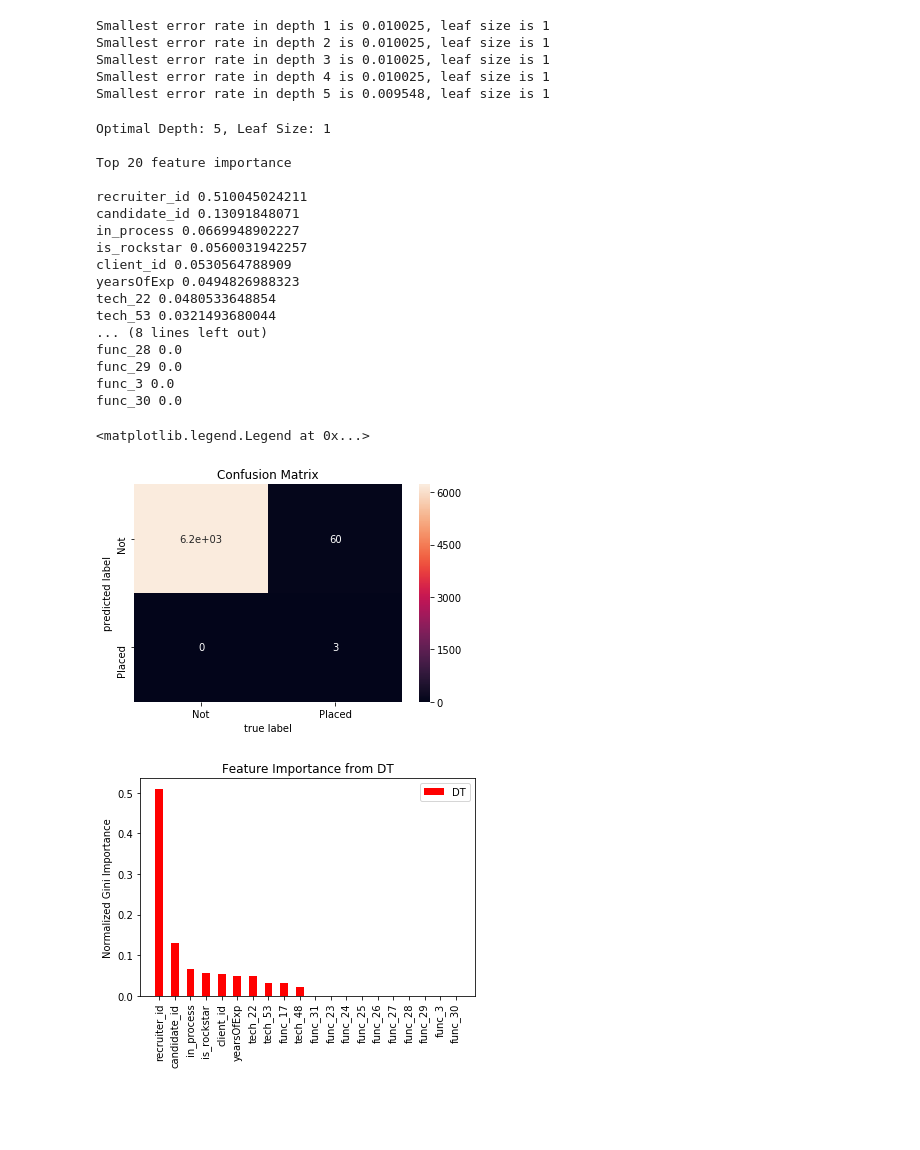
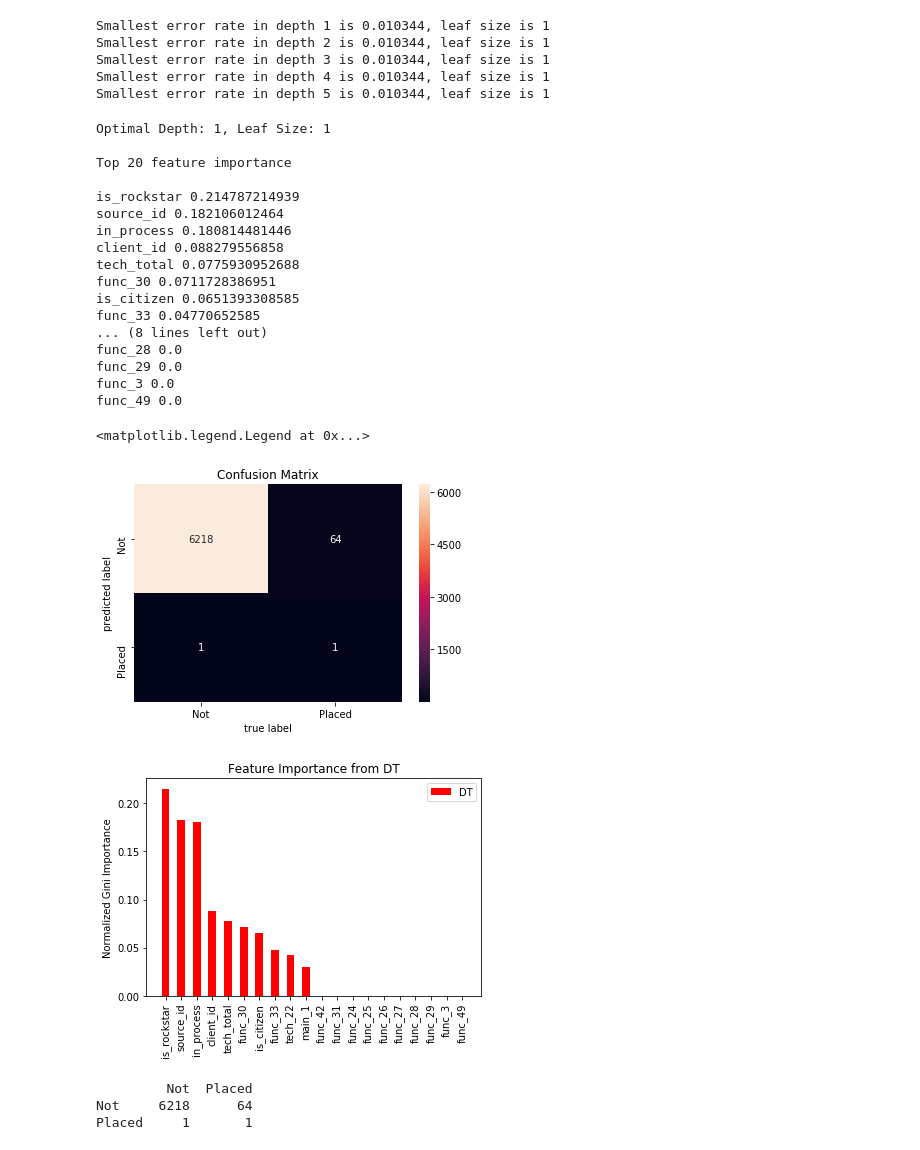
Before and after one commit to jls731/infrep17project, a Jupyter notebook: DecisionTreeModel.ipynb, the cells around one changed output. Cells and saved outputs as stored; diff of their text form; code cells hidden in the pictures; blank space fills up the shorter version.

```diff
--- a/DecisionTreeModel.ipynb
+++ b/DecisionTreeModel.ipynb
@@ -11,13 +13,11 @@ import seaborn as sns
 train = pd.read_csv('data/cleaned_mostRecStat_train.csv',header=0,encoding='iso-8859-1')
 train_y = train['is_placed']
 train = train.drop("is_placed",1)
-train = train.drop("status_id",1)
 
 
 test = pd.read_csv('data/cleaned_mostRecStat_test.csv',header=0,encoding='iso-8859-1')
 test_y = test['is_placed']
 test = test.drop("is_placed",1)
-test = test.drop("status_id",1)
 
 print ("Features are : ", train.columns)
 train = train.fillna(0.0)
@@ -98,11 +97,11 @@ for d in depths:
         dep = d
         leaf_size = leaves[np.argmin(res2[d])]
 # %% [output]
-Smallest error rate in depth 1 is 0.010025, leaf size is 1
-Smallest error rate in depth 2 is 0.010025, leaf size is 1
-Smallest error rate in depth 3 is 0.010025, leaf size is 1
-Smallest error rate in depth 4 is 0.010025, leaf size is 1
-Smallest error rate in depth 5 is 0.009548, leaf size is 1
+Smallest error rate in depth 1 is 0.010344, leaf size is 1
+Smallest error rate in depth 2 is 0.010344, leaf size is 1
+Smallest error rate in depth 3 is 0.010344, leaf size is 1
+Smallest error rate in depth 4 is 0.010344, leaf size is 1
+Smallest error rate in depth 5 is 0.010344, leaf size is 1
 # %%
 
 target_names = ['Not','Placed']
@@ -111,51 +110,57 @@ clf = DecisionTreeClassifier(criterion='entropy',min_samples_leaf=leaf_size,max_
 clf = clf.fit(train,train_y)
 cm = confusion_matrix(clf.predict(test),test_y)
 cm = pd.DataFrame(cm, columns=target_names, index=target_names)
-sns.heatmap(cm, annot=True)
+sns.heatmap(cm, annot=True, fmt='g')
 plt.xlabel('true label')
 plt.ylabel('predicted label');
 plt.title('Confusion Matrix')
 
 #Feature analysis
 dt_features = clf.feature_importances_
 cols = train.columns.values
 fig, ax = plt.subplots()
 width=0.5
 
 sorted_index= np.argsort(dt_features)
 topn = list(sorted_index[-20:])
 topn.reverse()
 print ("\nTop 20 feature importance\n")
 for i in topn:
     print (cols[i], dt_features[i])
 
 ax.bar(np.arange(len(cols[topn])), dt_features[topn], width, color='r', label='DT')
 ax.set_xticks(np.arange(len(cols[topn])))
 ax.set_xticklabels(cols[topn], rotation=90)
 plt.title('Feature Importance from DT')
 ax.set_ylabel('Normalized Gini Importance')
 plt.legend(loc=1)
 # %% [output]
-Optimal Depth: 5, Leaf Size: 1
+Optimal Depth: 1, Leaf Size: 1
 
 Top 20 feature importance
 
-recruiter_id 0.510045024211
-candidate_id 0.13091848071
-in_process 0.0669948902227
-is_rockstar 0.0560031942257
-client_id 0.0530564788909
-yearsOfExp 0.0494826988323
-tech_22 0.0480533648854
-tech_53 0.0321493680044
+is_rockstar 0.214787214939
+source_id 0.182106012464
+in_process 0.180814481446
+client_id 0.088279556858
+tech_total 0.0775930952688
+func_30 0.0711728386951
+is_citizen 0.0651393308585
+func_33 0.04770652585
 ... (8 lines left out)
 func_28 0.0
 func_29 0.0
 func_3 0.0
-func_30 0.0
+func_49 0.0
 <matplotlib.legend.Legend at 0x...>
-[figure, old version]
+[figure, new version]
-[figure, old version]
+[figure, new version]
 # %%
 from sklearn import tree
 tree.export_graphviz(clf, out_file='tree.dot')
+# %%
+print (cm)
+# %% [output]
+         Not  Placed
+Not     6218      64
+Placed     1       1
```
Also changed, not shown: parts of 3 cells of this notebook, 2 other files.
